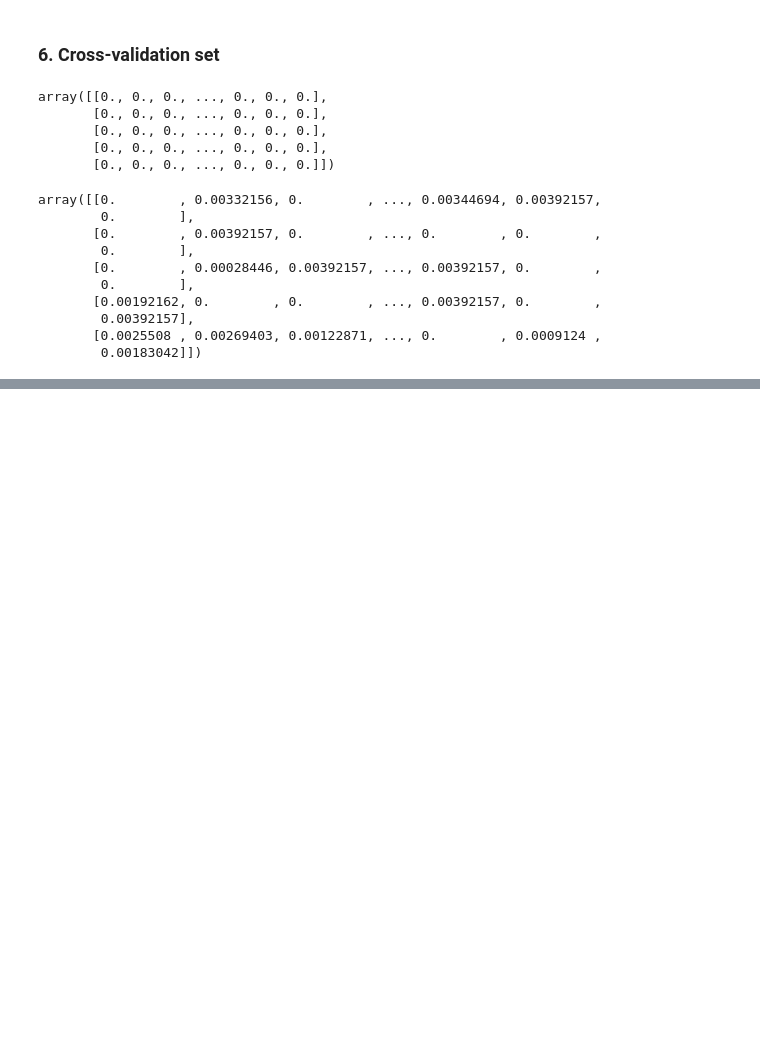
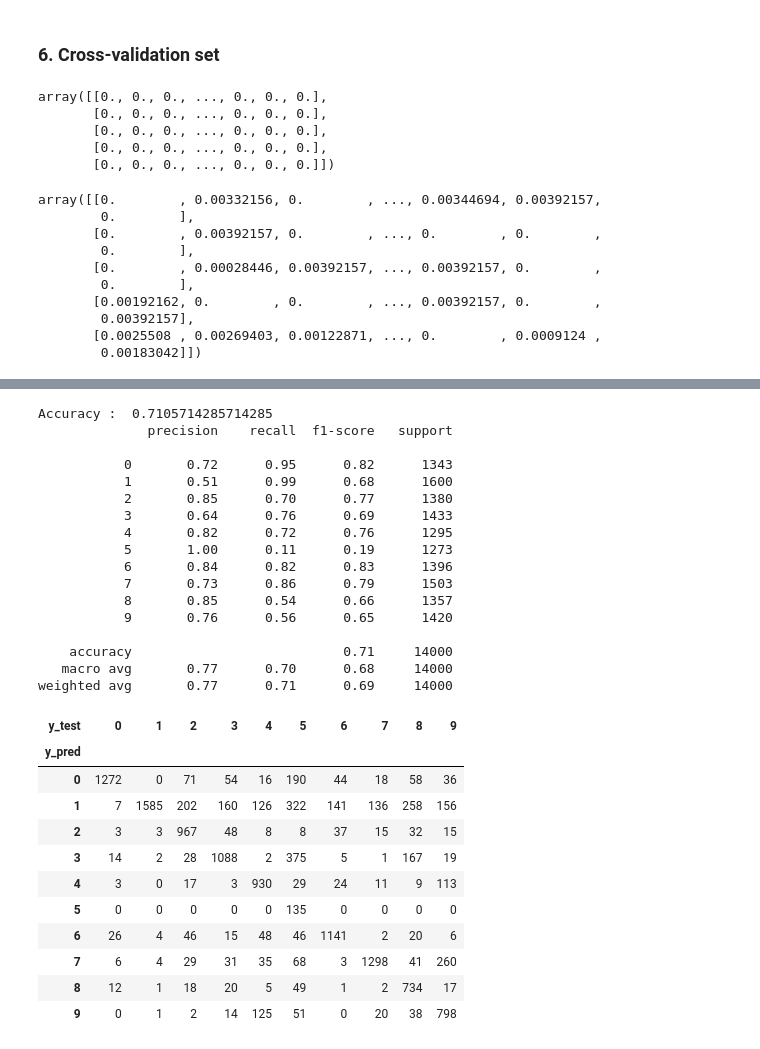
Before and after one commit to Akhila-Ravi1/Projects, a Jupyter notebook: MNIST/mnist.ipynb, the cells around one changed output, grey strips where cells are left out. Drawn from its saved outputs; the diff is of its cells as text; code cells hidden in the pictures; blank space fills up the shorter version.

```diff
--- a/MNIST/mnist.ipynb
+++ b/MNIST/mnist.ipynb
@@ -180,0 +229,42 @@ array([[0.        , 0.00332156, 0.        , ..., 0.00344694, 0.00392157,
+# %%
+model.fit(X_train_noisy, y_train_noisy)
+
+# make predictions on the test set
+y_pred_noisy = model.predict(X_test_noisy)
+# %%
+# Evaluate baseline model's performance
+print('Accuracy : ', accuracy_score(y_test_noisy, y_pred_noisy))
+print(classification_report(y_test_noisy, y_pred_noisy))
+
+# Confusion matrix
+pd.crosstab(y_pred_noisy, y_test_noisy, rownames=['y_pred'], colnames=['y_test'])
+# %% [output]
+Accuracy :  0.7105714285714285
+              precision    recall  f1-score   support
+
+           0       0.72      0.95      0.82      1343
+           1       0.51      0.99      0.68      1600
+           2       0.85      0.70      0.77      1380
+           3       0.64      0.76      0.69      1433
+           4       0.82      0.72      0.76      1295
+           5       1.00      0.11      0.19      1273
+           6       0.84      0.82      0.83      1396
+           7       0.73      0.86      0.79      1503
+           8       0.85      0.54      0.66      1357
+           9       0.76      0.56      0.65      1420
+
+    accuracy                           0.71     14000
+   macro avg       0.77      0.70      0.68     14000
+weighted avg       0.77      0.71      0.69     14000
+| y_test | 0 | 1 | 2 | 3 | 4 | 5 | 6 | 7 | 8 | 9 |
+| y_pred |  |  |  |  |  |  |  |  |  |  |
+| 0 | 1272 | 0 | 71 | 54 | 16 | 190 | 44 | 18 | 58 | 36 |
+| 1 | 7 | 1585 | 202 | 160 | 126 | 322 | 141 | 136 | 258 | 156 |
+| 2 | 3 | 3 | 967 | 48 | 8 | 8 | 37 | 15 | 32 | 15 |
+| 3 | 14 | 2 | 28 | 1088 | 2 | 375 | 5 | 1 | 167 | 19 |
+| 4 | 3 | 0 | 17 | 3 | 930 | 29 | 24 | 11 | 9 | 113 |
+| 5 | 0 | 0 | 0 | 0 | 0 | 135 | 0 | 0 | 0 | 0 |
+| 6 | 26 | 4 | 46 | 15 | 48 | 46 | 1141 | 2 | 20 | 6 |
+| 7 | 6 | 4 | 29 | 31 | 35 | 68 | 3 | 1298 | 41 | 260 |
+| 8 | 12 | 1 | 18 | 20 | 5 | 49 | 1 | 2 | 734 | 17 |
+| 9 | 0 | 1 | 2 | 14 | 125 | 51 | 0 | 20 | 38 | 798 |
```
Also changed, not shown: parts of 8 cells of this notebook.
